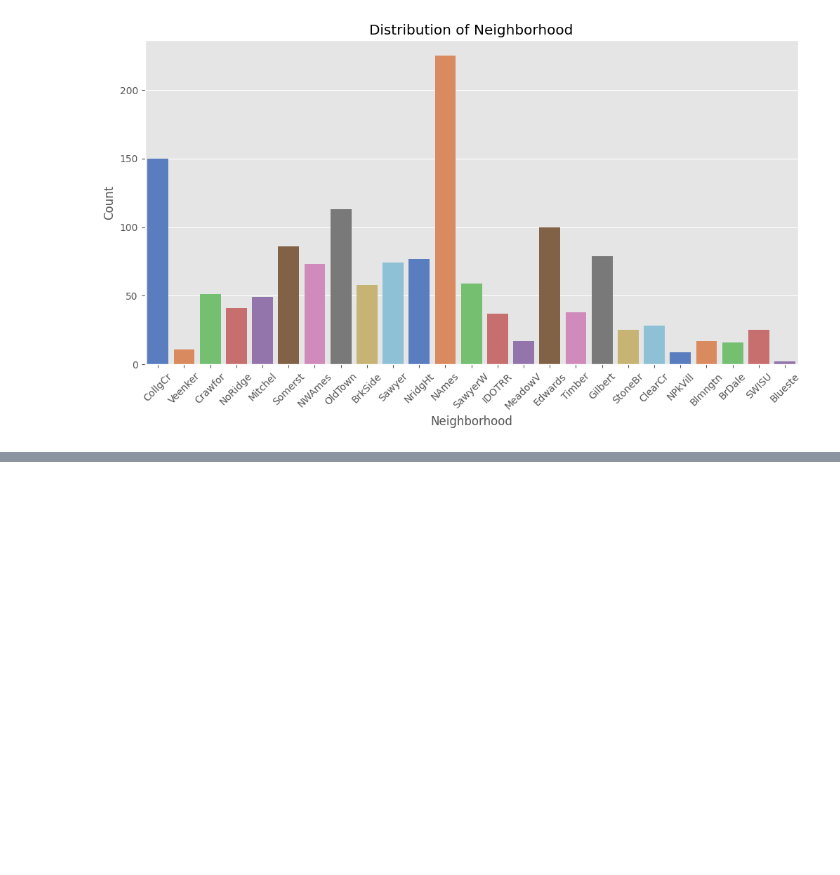
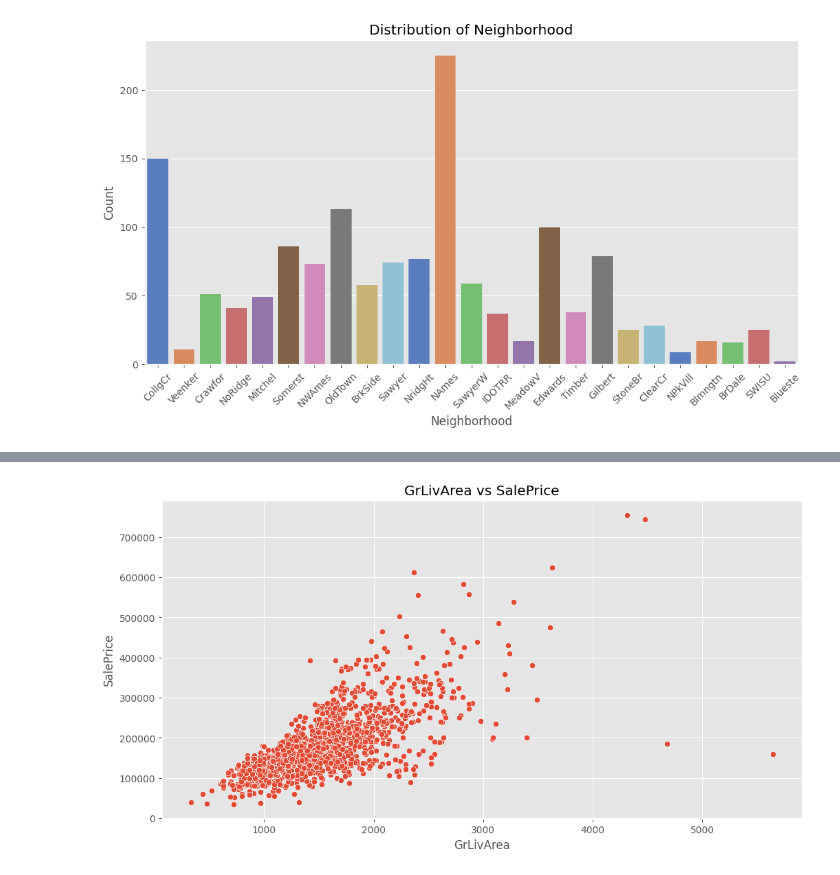
Before and after one commit to s19835/house-price-prediction, a Jupyter notebook: notebooks/eda 005.ipynb, the cells around one changed output, grey strips where cells are left out. Drawn from its saved outputs; the diff is of its cells as text; code cells hidden in the pictures; blank space fills up the shorter version.

Commit message:
done numerical vs numerical analyze

```diff
--- a/notebooks/eda 004.ipynb
+++ b/notebooks/eda 005.ipynb
@@ -121,0 +143,7 @@ Passing `palette` without assigning `hue` is deprecated and will be removed in v
+# %%
+from src.bivariate_analysis import BivariateAnalyzer, NumericalNumericalAnalysis, NumericalCategoricalAnalysis
+
+bivariate_analyzer = BivariateAnalyzer(NumericalNumericalAnalysis())
+bivariate_analyzer.analyze(df=df, feature1='GrLivArea', feature2='SalePrice')
+# %% [output]
+[figure, added]
```
Also changed, not shown: parts of 1 cell of this notebook, 5 other files.
